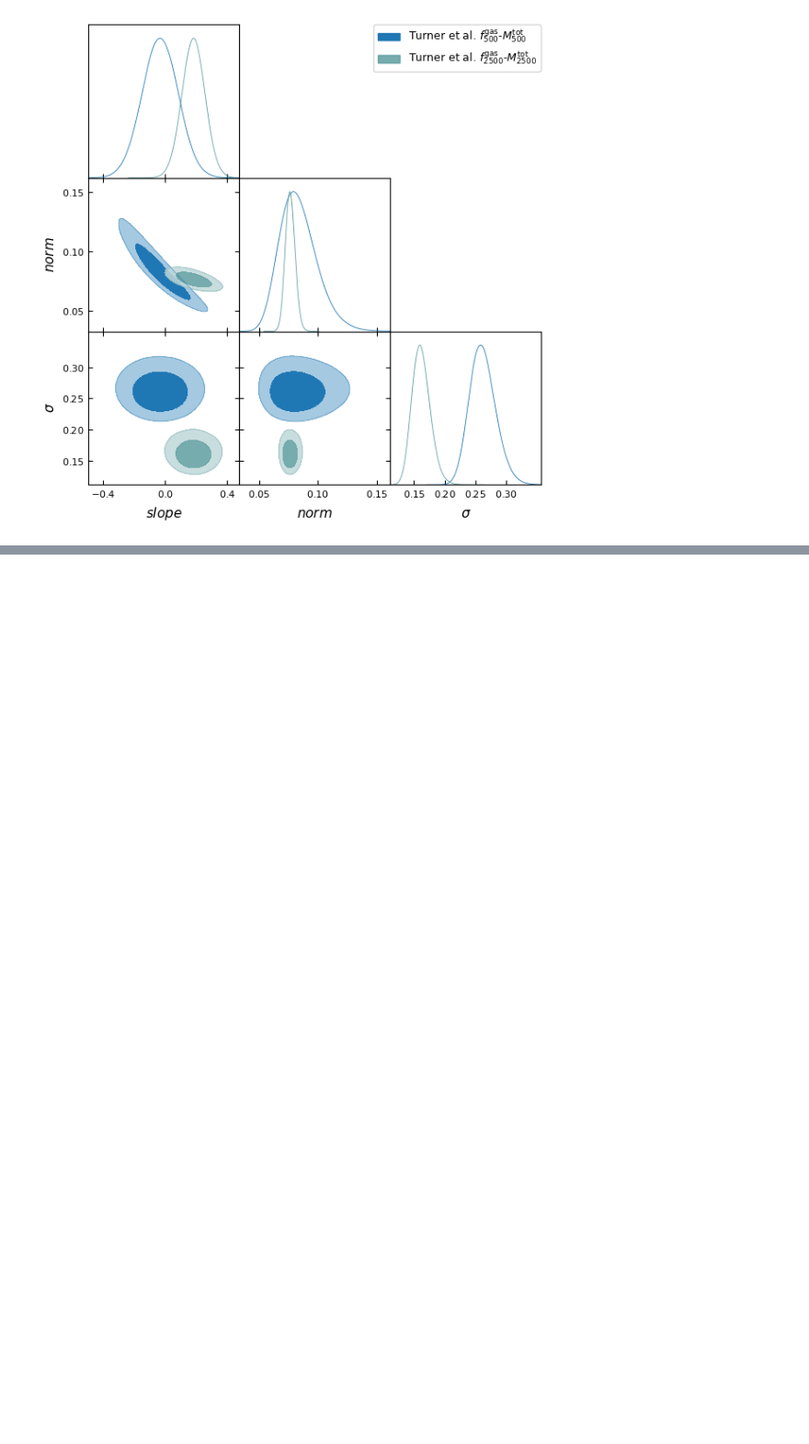
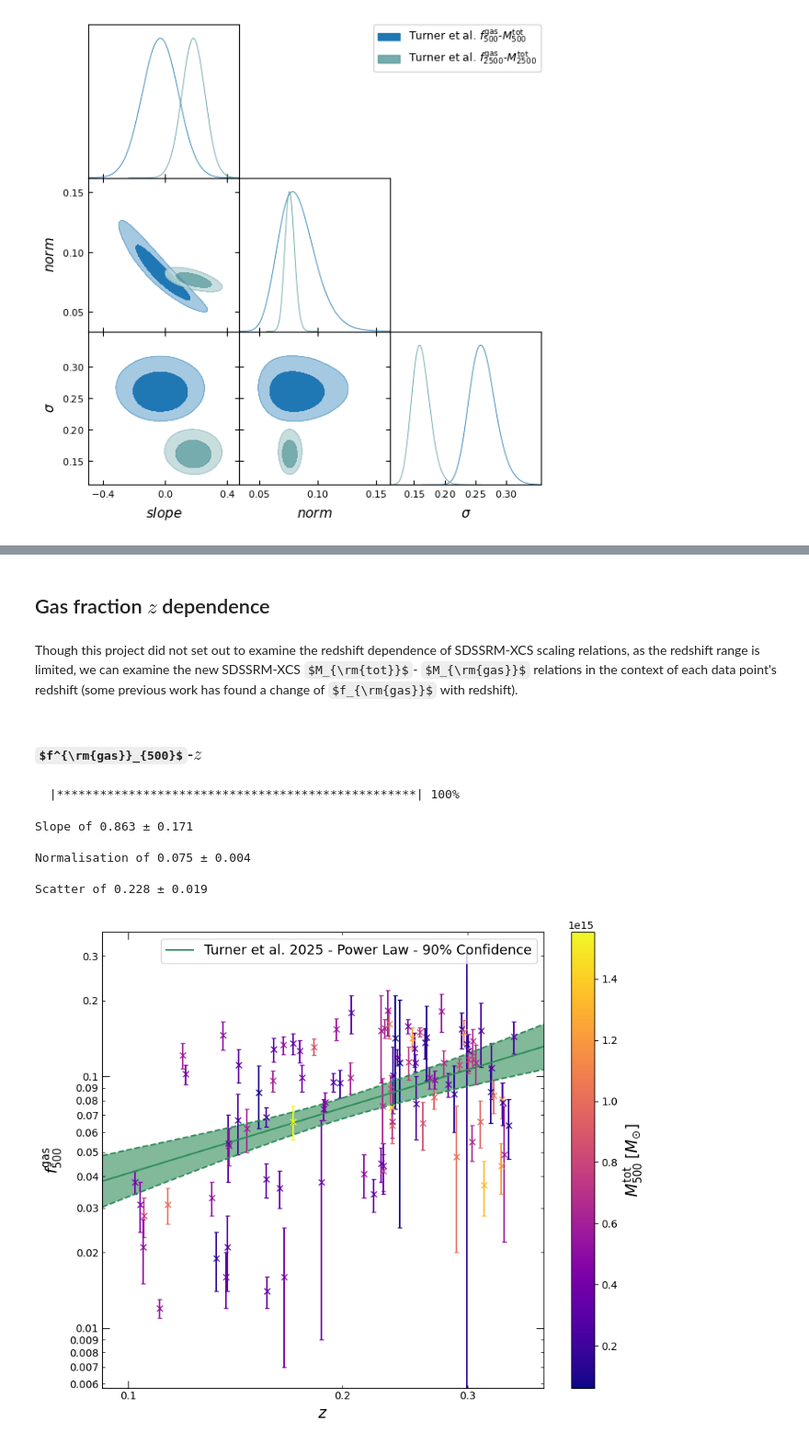
Before and after one commit to DavidT3/XCS-Mass-II-Analysis, a Jupyter notebook: notebooks/gas_fraction/sdssrm_measure_gas_fraction.ipynb, the cells around one changed output, grey strips where cells are left out. Shown at 92% size. Saved outputs shown, nothing was run; the diff lists cells and outputs as text; code cells hidden in the pictures; some formulas as TeX source; blank space fills up the shorter version.

```diff
--- a/notebooks/gas_fraction/sdssrm_measure_gas_fraction.ipynb
+++ b/notebooks/gas_fraction/sdssrm_measure_gas_fraction.ipynb
@@ -311,0 +280,39 @@ mtot2500_mgas2500.view(figsize=(8, 7), y_lims=Quantity([1e+13, 9e+14], 'Msun'))
+# %% [markdown]
+## Gas fraction $z$ dependence
+# %% [markdown]
+Though this project did not set out to examine the redshift dependence of SDSSRM-XCS scaling relations, as the redshift range is limited, we can examine the new SDSSRM-XCS $M_{\rm{tot}}$- $M_{\rm{gas}}$ relations in the context of each data point's redshift (some previous work has found a change of $f_{\rm{gas}}$ with redshift).
+# %% [markdown]
+### $f^{\rm{gas}}_{500}$-$z$
+# %%
+frac500 = Quantity(sdssxcs_samp_gfrac[['fgas500', 'fgas500+-', 'fgas500+-']].values)
+redshift = Quantity(sdssxcs_samp_gfrac['z'].values, '')
+
+# Take this opportunity to add the mass of each data point's cluster as a third data dimension
+frac500_z = scaling_relation_lira(frac500[:, 0], frac500[:, 1], redshift, None, Quantity(1), Quantity(0.2),
+                                  y_name=r"$f^{\rm{gas}}_{500}$", x_name=r"$z$", point_names=sdssxcs_samp_gfrac['name'].values,
+                                  third_dim_info=sdssxcs_samp_gfrac['Mhy500_wraderr'].values*1e+14,
+                                  third_dim_name=r'$M^{\rm{tot}}_{500}\:[M_{\odot}]$')
+frac500_z.model_colour = 'seagreen'
+frac500_z.author = 'Turner et al.'
+frac500_z.year = 2025
+frac500_z.name = r'Turner et al. $f^{\rm{gas}}_{500}$-$z$'
+# Don't save them in the same place as the other scaling relations, as these aren't really that (even though we fit them the
+#  same way) - we wouldn't expect them to be used to predict the fraction from the mass, this is just a nice way to get the slope
+frac500_z.save("../../outputs/result_files/fgas500-z_evolution.xgarel")
+# %% [output]
+  |**************************************************| 100%
+# %%
+print("Slope of {v:.3f} ± {e:.3f}\n".format(v=frac500_z.pars[0][0], e=frac500_z.pars[0][1]))
+print("Normalisation of {v:.3f} ± {e:.3f}\n".format(v=frac500_z.pars[1][0], e=frac500_z.pars[1][1]))
+print("Scatter of {v:.3f} ± {e:.3f}".format(v=frac500_z.scatter_par[0], e=frac500_z.scatter_par[1]))
+# %% [output]
+Slope of 0.863 ± 0.171
+
+Normalisation of 0.075 ± 0.004
+
+Scatter of 0.228 ± 0.019
+# %%
+frac500_z.view(figsize=(8.5, 7), log_scale=True, plot_title='',
+               save_path="../../outputs/figures/gas_fraction/fgas500-z_evolution.pdf")
+# %% [output]
+[figure, added]
```
Also changed, not shown: parts of 24 cells of this notebook.
